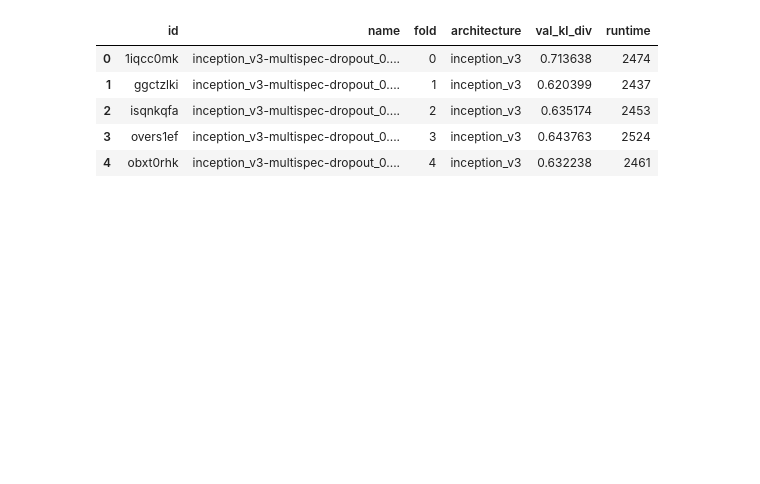
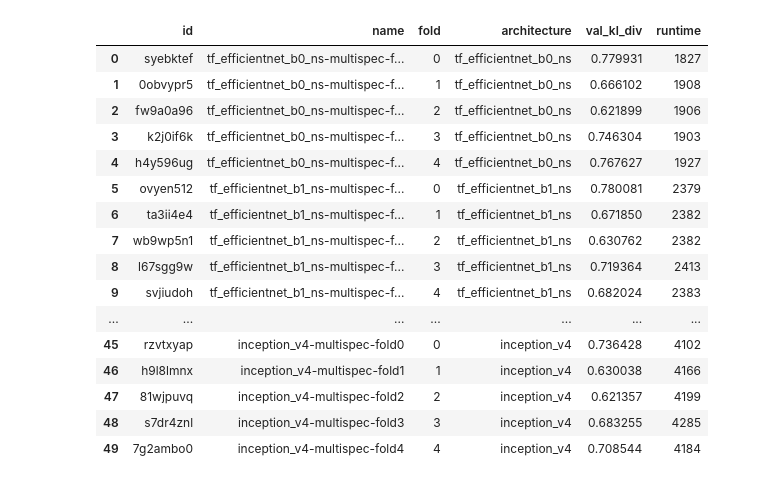
Before and after one commit to Davee02/HSLU.AICOMP.HMS, a Jupyter notebook: notebooks/visualizations/visualize_cnn_backbone_results.ipynb, the cells around one changed output. Saved outputs shown, nothing was run; the diff lists cells and outputs as text; code cells hidden in the pictures; blank space fills up the shorter version.

```diff
--- a/notebooks/visualizations/visualize_cnn_backbone_results.ipynb
+++ b/notebooks/visualizations/visualize_cnn_backbone_results.ipynb
@@ -21,9 +23,10 @@ api = wandb.Api()
 WANDB_PROJECT_ENTITY = "hms-hslu-aicomp-hs25"
 
 # WANDB_PROJECT_NAME = "hms-aicomp-cnn-architectures"
-WANDB_PROJECT_NAME = "hms-aicomp-cnn-multispec"
+WANDB_PROJECT_NAME = "hms-aicomp-multispec-cnn-architectures"
 
-RUN_NAME_FILTER = "alpha_1" # if not None, filter for runs containing this string in their name
+# RUN_NAME_FILTER = "stage2" # if not None, filter for runs containing this string in their name
+RUN_NAME_FILTER = None
 # %%
 runs = api.runs(f"{WANDB_PROJECT_ENTITY}/{WANDB_PROJECT_NAME}")
 print(f"Found {len(runs)} runs")
@@ -32,27 +35,38 @@ Found 57 runs
 # %%
 runs_data = []
 for run in runs:
     run_config = json.loads(run.config)
     run_metrics = json.loads(run.summary_metrics)
     if RUN_NAME_FILTER and RUN_NAME_FILTER not in run.name:
         continue
     run_dict = {
         "id": run.id,
         "name": run.name,
         "fold": run_config["fold"]["value"],
         "architecture": run_config["architecture"]["value"],
-        "val_kl_div": run_metrics["best_val_kl_div"],
+        "val_kl_div": run_metrics["val/kl_div"],
         "runtime": run_metrics["_runtime"],
     }
     runs_data.append(run_dict)
 
 runs_df = pd.DataFrame(runs_data)
 runs_df
 # %% [output]
 |  | id | name | fold | architecture | val_kl_div | runtime |
-| 0 | 1iqcc0mk | inception_v3-multispec-dropout_0.... | 0 | inception_v3 | 0.713638 | 2474 |
-| 1 | ggctzlki | inception_v3-multispec-dropout_0.... | 1 | inception_v3 | 0.620399 | 2437 |
-| 2 | isqnkqfa | inception_v3-multispec-dropout_0.... | 2 | inception_v3 | 0.635174 | 2453 |
-| 3 | overs1ef | inception_v3-multispec-dropout_0.... | 3 | inception_v3 | 0.643763 | 2524 |
-| 4 | obxt0rhk | inception_v3-multispec-dropout_0.... | 4 | inception_v3 | 0.632238 | 2461 |
+| 0 | syebktef | tf_efficientnet_b0_ns-multispec-f... | 0 | tf_efficientnet_b0_ns | 0.779931 | 1827 |
+| 1 | 0obvypr5 | tf_efficientnet_b0_ns-multispec-f... | 1 | tf_efficientnet_b0_ns | 0.666102 | 1908 |
+| 2 | fw9a0a96 | tf_efficientnet_b0_ns-multispec-f... | 2 | tf_efficientnet_b0_ns | 0.621899 | 1906 |
+| 3 | k2j0if6k | tf_efficientnet_b0_ns-multispec-f... | 3 | tf_efficientnet_b0_ns | 0.746304 | 1903 |
+| 4 | h4y596ug | tf_efficientnet_b0_ns-multispec-f... | 4 | tf_efficientnet_b0_ns | 0.767627 | 1927 |
+| 5 | ovyen512 | tf_efficientnet_b1_ns-multispec-f... | 0 | tf_efficientnet_b1_ns | 0.780081 | 2379 |
+| 6 | ta3ii4e4 | tf_efficientnet_b1_ns-multispec-f... | 1 | tf_efficientnet_b1_ns | 0.671850 | 2382 |
+| 7 | wb9wp5n1 | tf_efficientnet_b1_ns-multispec-f... | 2 | tf_efficientnet_b1_ns | 0.630762 | 2382 |
+| 8 | l67sgg9w | tf_efficientnet_b1_ns-multispec-f... | 3 | tf_efficientnet_b1_ns | 0.719364 | 2413 |
+| 9 | svjiudoh | tf_efficientnet_b1_ns-multispec-f... | 4 | tf_efficientnet_b1_ns | 0.682024 | 2383 |
+| ... | ... | ... | ... | ... | ... | ... |
+| 45 | rzvtxyap | inception_v4-multispec-fold0 | 0 | inception_v4 | 0.736428 | 4102 |
+| 46 | h9l8lmnx | inception_v4-multispec-fold1 | 1 | inception_v4 | 0.630038 | 4166 |
+| 47 | 81wjpuvq | inception_v4-multispec-fold2 | 2 | inception_v4 | 0.621357 | 4199 |
+| 48 | s7dr4znl | inception_v4-multispec-fold3 | 3 | inception_v4 | 0.683255 | 4285 |
+| 49 | 7g2ambo0 | inception_v4-multispec-fold4 | 4 | inception_v4 | 0.708544 | 4184 |
 # %%
```
Also changed, not shown: parts of 4 cells of this notebook, 6 other files.
